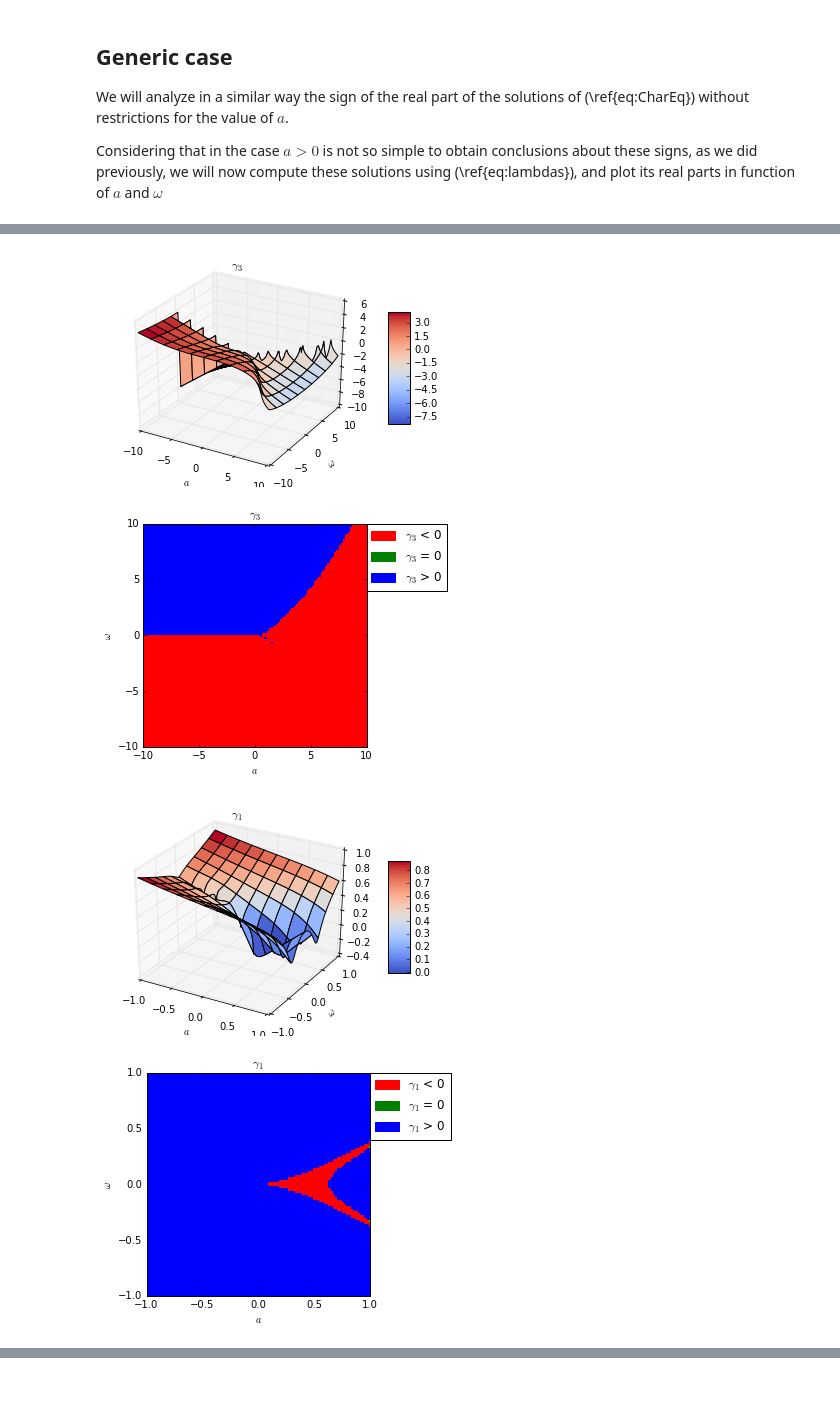
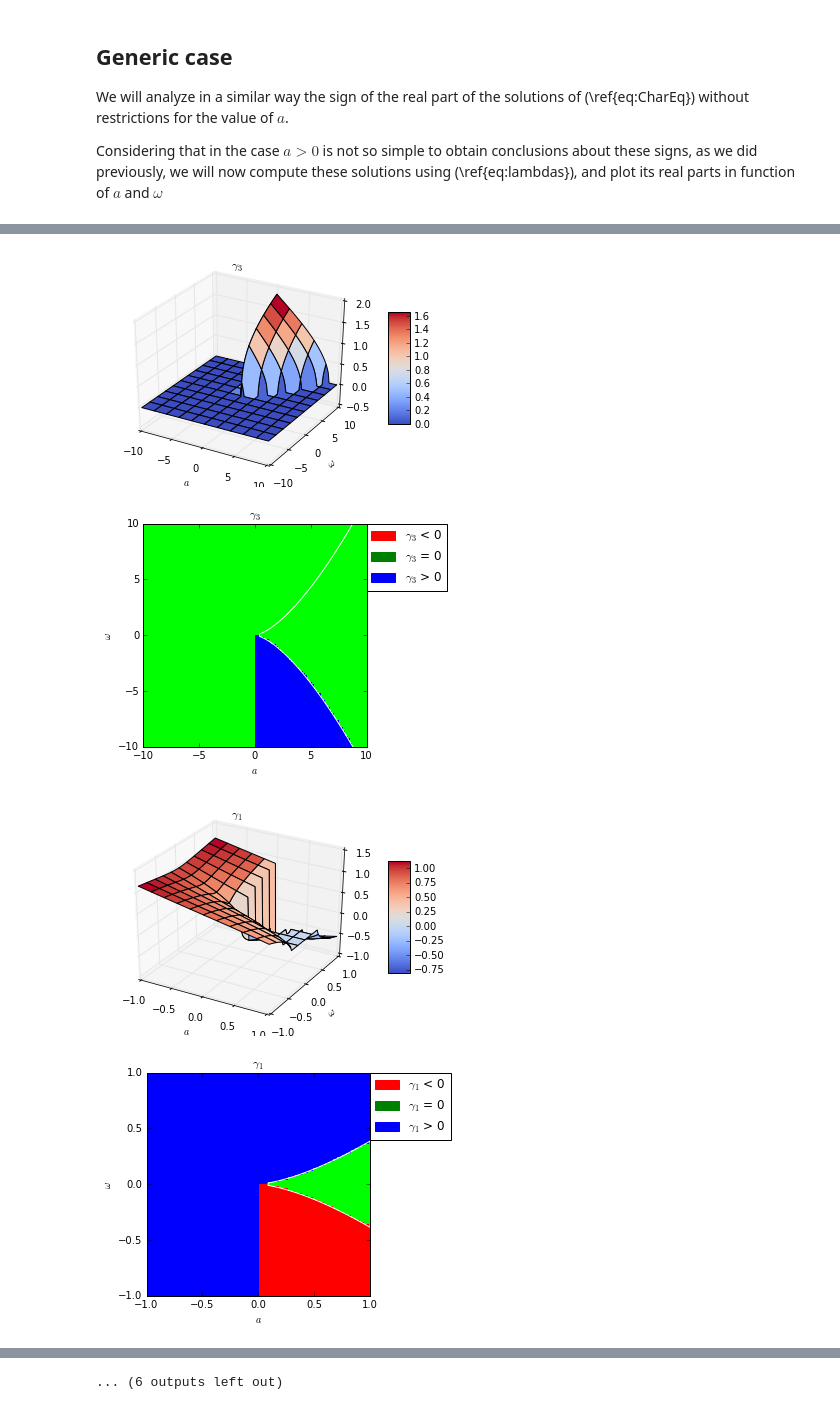
Before and after one commit to joaocaldass/inriamericwaves, a Jupyter notebook: Simulations/TBC_study.ipynb, the cells around one changed output, grey strips where cells are left out. Saved outputs shown, nothing was run; the diff lists cells and outputs as text; code cells hidden in the pictures.

```diff
--- a/Simulations/TBC_study.ipynb
+++ b/Simulations/TBC_study.ipynb
@@ -108,12 +111,14 @@ def plot3d(x,y,z,xlbl,ylbl,title) :
     plt.xlabel(xlbl)
     plt.ylabel(ylbl)
     plt.title(title)
+    plt.xlim(x[0,0],x[-1,-1])
+    plt.ylim(y[0,0],y[-1,-1])
 
     N0 = x.shape[0]
     N1 = x.shape[1]
     G = np.zeros((N0,N1,3))
 
-    eps = 1e-9
+    eps = 1e-12
 
     fig = plt.figure()
     ax = fig.add_subplot(111)
@@ -135,5 +140,10 @@ def plot3d(x,y,z,xlbl,ylbl,title) :
     plt.ylabel(ylbl)
     plt.title(title)
     plt.legend(handles=[red_legend,green_legend,blue_legend],loc=(1.,.7))
+
+    n = x.shape[0]
+    plt.plot(np.power(27./4.*y[:,0]*y[:,0],1./3.),y[:,0],color='white')
+    plt.xlim(x[0,0],x[-1,-1])
+    plt.ylim(y[0,0],y[-1,-1])
 # %%
 aaa = np.linspace(-10,0,100)
@@ -192,12 +201,13 @@ We will analyze in a similar way the sign of the real part of the solutions of (
 Considering that in the case $a>0$ is not so simple to obtain conclusions about these signs, as we did previously, we will now compute these solutions using (\ref{eq:lambdas}), and plot its real parts in function of $a$ and $\omega$
 # %%
 aaa = np.linspace(-10,10,100)
+
 omegas = np.linspace(-10,10,100)
 
 Aaa, Omegas = np.meshgrid(aaa,omegas)
 
-D = 4.*Aaa*Aaa*Aaa - 27.*Omegas*Omegas
-Thetas = np.power(D*np.sqrt(3) - 9.*1.j*Omegas,1./3.)
+D = csqrt(4.*Aaa*Aaa*Aaa - 27.*Omegas*Omegas)
+Thetas = np.power(np.sqrt(3)*D - 9.*1.j*Omegas,1./3.)
 Lamb1 = Thetas/np.power(18.,1./3.) - Aaa*np.power(2./3.,1./3.)/Thetas
 Lamb2 = (1.+1.j*np.sqrt(3))*Aaa/(Thetas*np.power(12.,1./3.)) - (1.-1.j*np.sqrt(3))*Thetas/(2*np.power(18.,1./3.))
 Lamb3 = (1.-1.j*np.sqrt(3))*Aaa/(Thetas*np.power(12.,1./3.)) - (1.+1.j*np.sqrt(3))*Thetas/(2*np.power(18.,1./3.))
@@ -214,8 +224,8 @@ omegas = np.linspace(-1,1,100)
 
 Aaa, Omegas = np.meshgrid(aaa,omegas)
 
-D = 4.*Aaa*Aaa*Aaa - 27.*Omegas*Omegas
-Thetas = np.power(D*np.sqrt(3) - 9.*1.j*Omegas,1./3.)
+D = csqrt(4.*Aaa*Aaa*Aaa - 27.*Omegas*Omegas)
+Thetas = np.power(np.sqrt(3)*D - 9.*1.j*Omegas,1./3.)
 Lamb1 = Thetas/np.power(18.,1./3.) - Aaa*np.power(2./3.,1./3.)/Thetas
 Lamb2 = (1.+1.j*np.sqrt(3))*Aaa/(Thetas*np.power(12.,1./3.)) - (1.-1.j*np.sqrt(3))*Thetas/(2*np.power(18.,1./3.))
 Lamb3 = (1.-1.j*np.sqrt(3))*Aaa/(Thetas*np.power(12.,1./3.)) - (1.+1.j*np.sqrt(3))*Thetas/(2*np.power(18.,1./3.))
@@ -223,4 +233,22 @@ Lamb3 = (1.-1.j*np.sqrt(3))*Aaa/(Thetas*np.power(12.,1./3.)) - (1.+1.j*np.sqrt(3
 plot3d(Aaa,Omegas,np.real(Lamb1),'$a$','$\omega$','$\gamma_1$')
 plot3d(Aaa,Omegas,np.real(Lamb2),'$a$','$\omega$','$\gamma_2$')
 plot3d(Aaa,Omegas,np.real(Lamb3),'$a$','$\omega$','$\gamma_3$')
+
+
+### YET MORE REFINED
+
+aaa = np.linspace(-.01,.01,100)
+omegas = np.linspace(-.01,.01,100)
+
+Aaa, Omegas = np.meshgrid(aaa,omegas)
+
+D = csqrt(4.*Aaa*Aaa*Aaa - 27.*Omegas*Omegas)
+Thetas = np.power(np.sqrt(3)*D - 9.*1.j*Omegas,1./3.)
+Lamb1 = Thetas/np.power(18.,1./3.) - Aaa*np.power(2./3.,1./3.)/Thetas
+Lamb2 = (1.+1.j*np.sqrt(3))*Aaa/(Thetas*np.power(12.,1./3.)) - (1.-1.j*np.sqrt(3))*Thetas/(2*np.power(18.,1./3.))
+Lamb3 = (1.-1.j*np.sqrt(3))*Aaa/(Thetas*np.power(12.,1./3.)) - (1.+1.j*np.sqrt(3))*Thetas/(2*np.power(18.,1./3.))
+
+plot3d(Aaa,Omegas,np.real(Lamb1),'$a$','$\omega$','$\gamma_1$')
+plot3d(Aaa,Omegas,np.real(Lamb2),'$a$','$\omega$','$\gamma_2$')
+plot3d(Aaa,Omegas,np.real(Lamb3),'$a$','$\omega$','$\gamma_3$')
 # %% [output]
@@ -231,4 +259,4 @@ plot3d(Aaa,Omegas,np.real(Lamb3),'$a$','$\omega$','$\gamma_3$')
-[figure, old version]
+[figure, new version]
-[figure, old version]
+[figure, new version]
-[figure, old version]
+[figure, new version]
-[figure, old version]
+[figure, new version]
@@ -238,0 +267 @@ plot3d(Aaa,Omegas,np.real(Lamb3),'$a$','$\omega$','$\gamma_3$')
+... (6 outputs left out)
```
Also changed, not shown: parts of 9 cells of this notebook.
